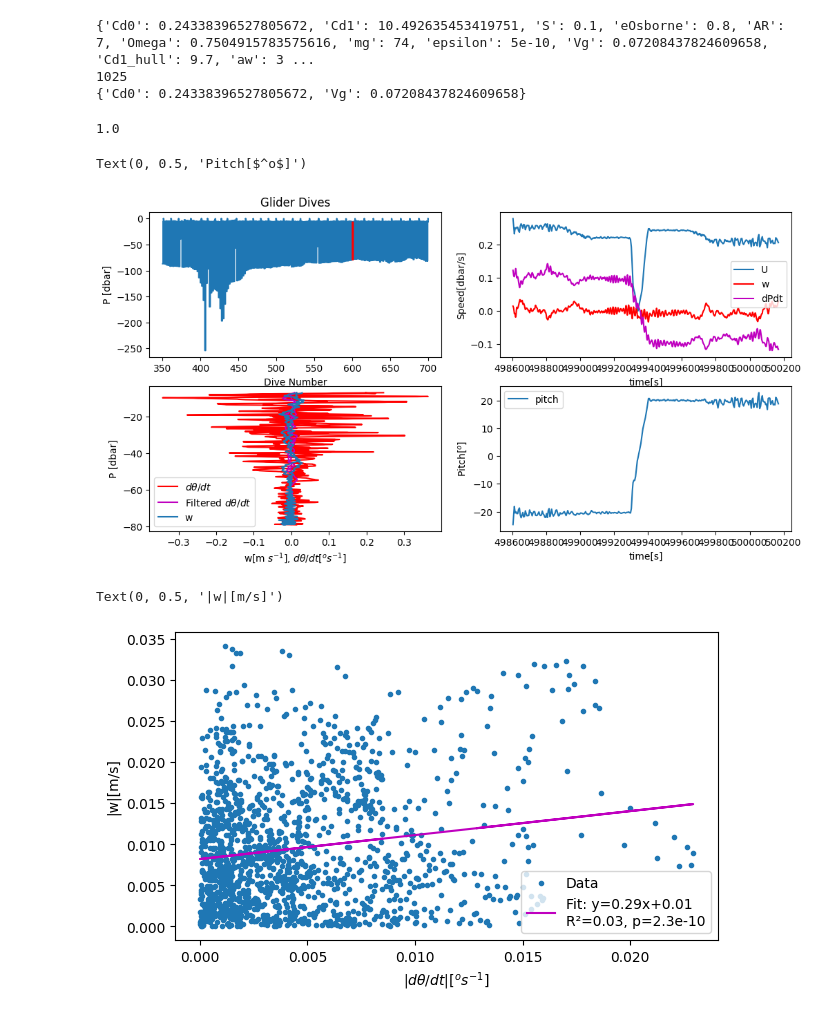
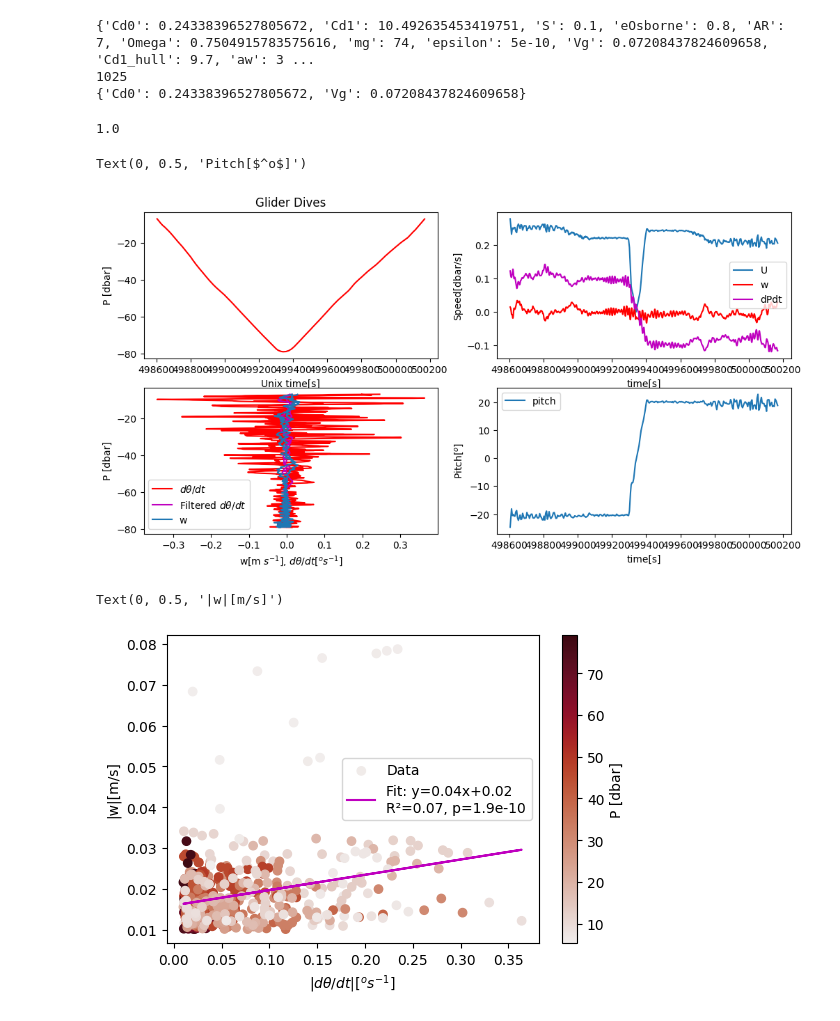
Before and after one commit to nbronikowski/vertical_velocity_testing, a Jupyter notebook: LM_gliderflight_2023_03_batray_spring_bloom_data.ipynb, the cells around one changed output. Drawn from its saved outputs; the diff is of its cells as text; code cells hidden in the pictures.

```diff
--- a/LM_gliderflight_2023_03_batray_spring_bloom_data.ipynb
+++ b/LM_gliderflight_2023_03_batray_spring_bloom_data.ipynb
@@ -265,10 +265,10 @@ idx = (data['pressure']*10>7) & (data['pressure']*10<230) & ((data['dive_nr'] ==
 
 
 # Plot dive record
-ax[0,0].plot(data['dive_nr'],-data['pressure']*10)
-ax[0,0].plot(data['dive_nr'][idx],-data['pressure'][idx]*10,'r')
+#ax[0,0].plot(data['dive_nr'],-data['pressure']*10)
+ax[0,0].plot(data['time'][idx],-data['pressure'][idx]*10,'r')
 ax[0,0].set_title('Glider Dives')
-ax[0,0].set_xlabel('Dive Number')
+ax[0,0].set_xlabel('Unix time[s]')
 ax[0,0].set_ylabel('P [dbar]')
 
 
@@ -307,29 +307,36 @@ ax[1,1].set_ylabel('Pitch[$^o$]')
 # %% [output]
 1.0
 Text(0, 0.5, 'Pitch[$^o$]')
-[figure, old version]
+[figure, new version]
 # %%
 # Roll Rate v. Vertical Velocity
-fig, ax = plt.subplots(1,1, figsize=(7, 4))
+fig, ax = plt.subplots(1,1, figsize=(6, 4))
+idx = (np.abs(data['roll_rate'])>0.01)  &  (np.abs(GM.w)>0.01) & ((data['dive_nr'] == dive) | (data['dive_nr'] == dive+1))
 
 from scipy.stats import linregress
-#x_data = data['roll_rate_smoothed'][idx]
-#y_data = GM.w[idx]
-x_data = np.abs(data['roll_rate_smoothed'][idx])
+#x_data = data['roll_rate'][idx]
 y_data = np.abs(GM.w[idx])
+x_data = np.abs(data['roll_rate'][idx])
+c_data = data['pressure'][idx]*10
 
-ax.plot(x_data, y_data, '.', label='Data')
+
+sct=ax.scatter(x_data, y_data, c=c_data, label='Data',cmap=cmo.amp)
+cbar = fig.colorbar(sct,ax=fig.gca())
+cbar.set_label('P [dbar]')
+
 
 slope, intercept, r_value, p_value, std_err = linregress(x_data, y_data) # Perform linear regression
 fit_line = slope * np.array(x_data) + intercept
 
 # Plot the linear fit
-ax.plot(x_data, fit_line, label=f'Fit: y={slope:.2f}x+{intercept:.2f}\nR²={r_value**2:.2f}, p={p_value:.2g}', color='m')
+ax.plot(x_data, fit_line,label=f'Fit: y={slope:.2f}x+{intercept:.2f}\nR²={r_value**2:.2f}, p={p_value:.2g}',color='m')
 ax.legend()
 ax.set_xlabel(r'$|d\theta/dt|[^o s^{-1}]$')
 ax.set_ylabel('|w|[m/s]')
+#ax.set_xlim(0,0.1)
+#ax.set_ylim(0,0.1)
 # %% [output]
 Text(0, 0.5, '|w|[m/s]')
-[figure, old version]
+[figure, new version]
 # %%
 #plt.plot(dPdt,'.')
```
Also changed, not shown: parts of 1 cell of this notebook, 2 other files.
